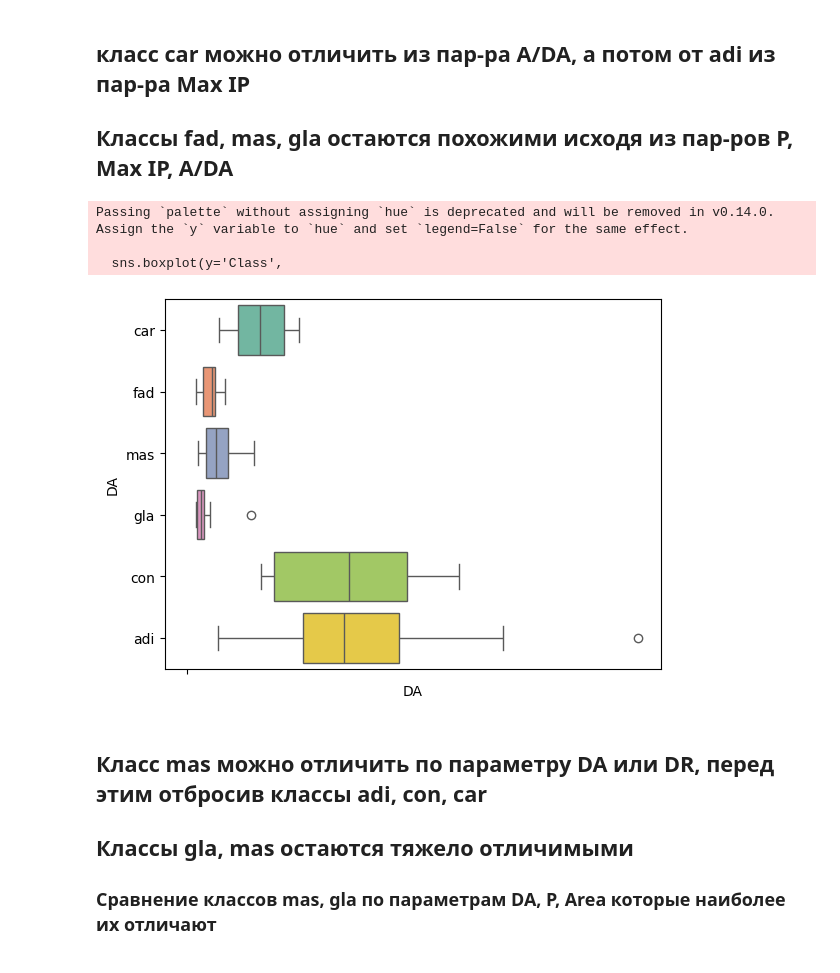
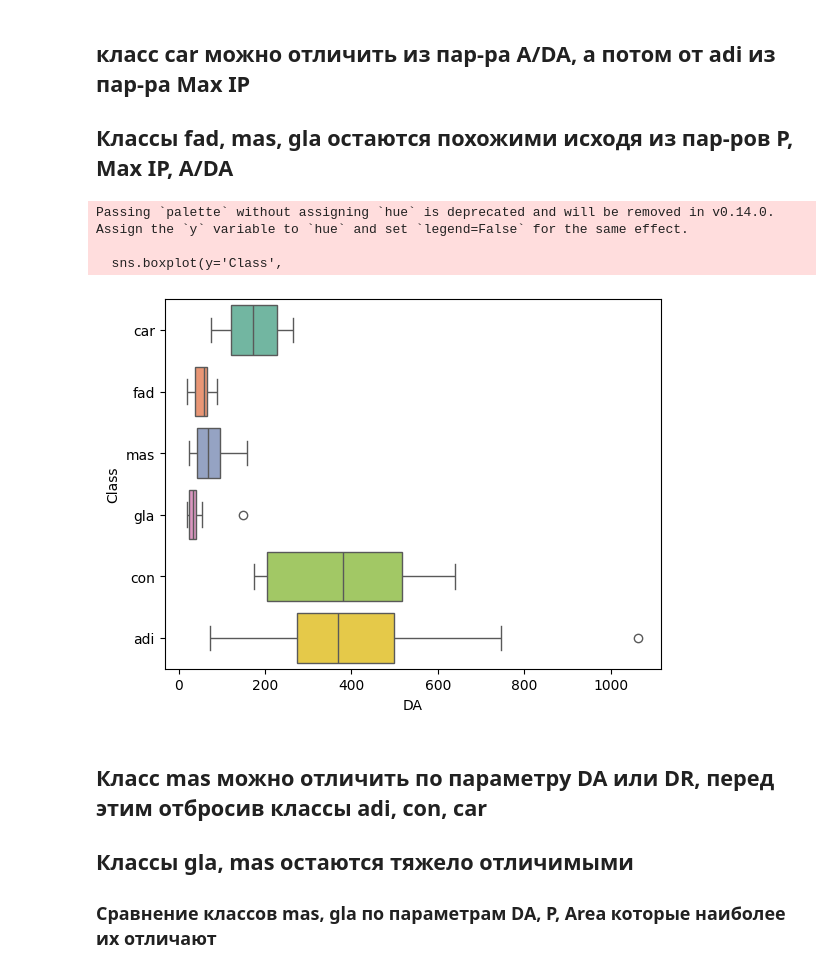
Before and after one commit to askras/mlda, a Jupyter notebook: labs/lab03/lab03_07/lab03_07_Busarov.ipynb, the cells around one changed output. Saved outputs shown, nothing was run; the diff lists cells and outputs as text; code cells hidden in the pictures.

```diff
--- a/labs/lab03/lab03_07/lab03_07_Busarov.ipynb
+++ b/labs/lab03/lab03_07/lab03_07_Busarov.ipynb
@@ -117,19 +114,18 @@ Passing `palette` without assigning `hue` is deprecated and will be removed in v
 ## класс car можно отличить из пар-ра A/DA, а потом от adi из пар-ра Max IP
 ## Классы fad, mas, gla остаются похожими исходя из пар-ров P, Max IP, A/DA
 # %%
-sns.boxplot(data['DA'])
 top_data = data[['Class','DA']]
 top_data = top_data.groupby('Class').sum()
 top_data = top_data.sort_values('DA', ascending=False)
 top_data = top_data.index.values
 sns.boxplot(y='Class',
             x='DA',
             data=data[data.Class.isin(top_data)], palette='Set2');
 # %% [output]
 Passing `palette` without assigning `hue` is deprecated and will be removed in v0.14.0. Assign the `y` variable to `hue` and set `legend=False` for the same effect.
 
   sns.boxplot(y='Class',
-[figure, old version]
+[figure, new version]
 # %% [markdown]
 ## Класс mas можно отличить по параметру DA или DR, перед этим отбросив классы adi, con, car
 ## Классы gla, mas остаются тяжело отличимыми
```
Also changed, not shown: parts of 3 cells of this notebook, 1 other file.
